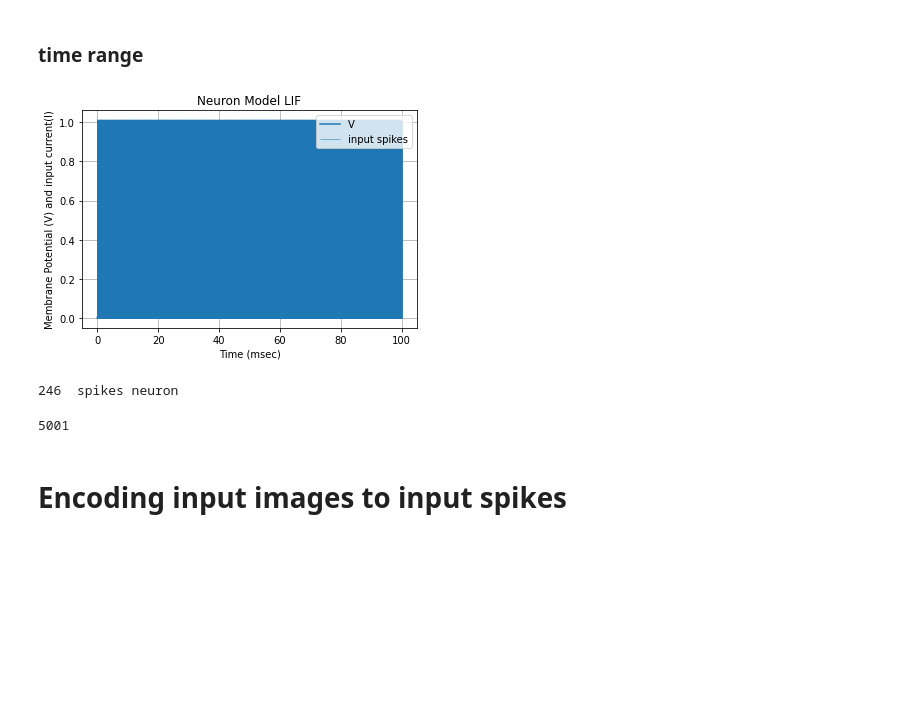
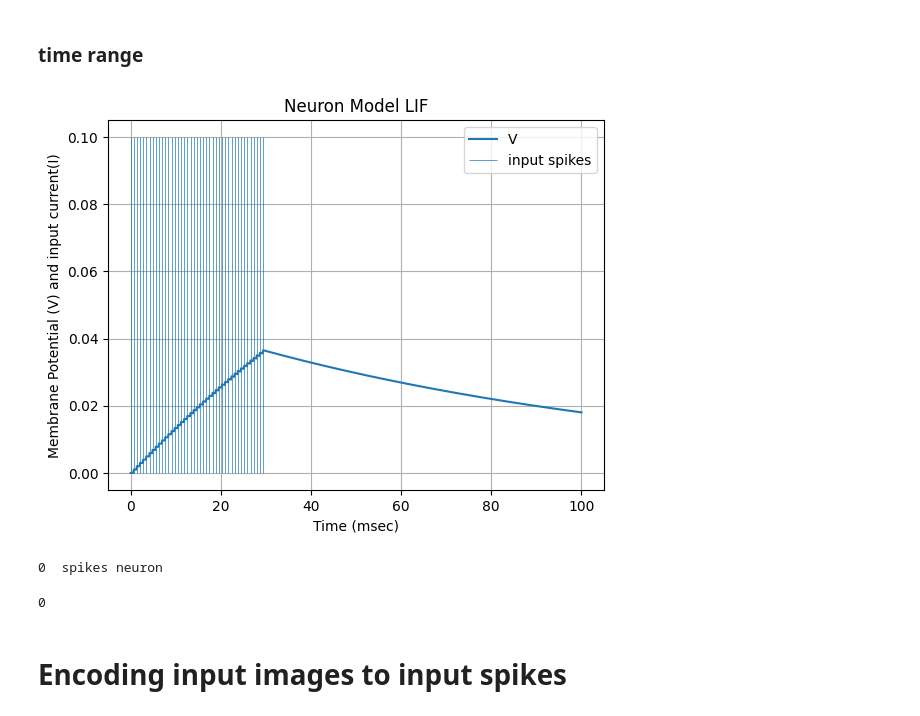
Before and after one commit to applevitya/lab, a Jupyter notebook: neuro_spike/simple_learning_model.ipynb, the cells around one changed output. Cells and saved outputs as stored; diff of their text form; code cells hidden in the pictures; blank space fills up the shorter version.

```diff
--- a/neuro_spike/simple_learning_model.ipynb
+++ b/neuro_spike/simple_learning_model.ipynb
@@ -48,9 +47,9 @@ class LIFneuronConfig():
         self.R = 10 # resistance (k-Ohm)
         self.C = 10 # capacitance (u-F)
 
-        self.v_thresh = 0.01
-        self.v_spike = 1
-        self.v_base = 0
+        self.v_thresh = 0.5
+        self.v_spike = 0.2
+        self.v_base = -0.001
 
         self.tau_m = self.R*self.C # time constant (msec)
         self.refracTime = 0.2 # refractory time (msec)
@@ -152,22 +151,22 @@ def count_spikes(array):
 # %%
 #time series
 T = 100 #ms
-dt = 0.01
+dt = 0.1
 time = np.arange(0,T+dt,dt)
 
 #Synapses weight
 W = read_dataset()
 # %%
 t_span = np.arange(0, T+dt, dt)
-I = [1 if i%2==0  else 0 for i in range(len(time))]
+I = [0.1 if i%7==0 and i<300 else 0 for i in range(len(time))]
 neuron = LIF_simple()
 PlotNeuron(neuron, time, dt, I);
 print(neuron.num, ' spikes neuron ')
 count_spikes(I)
 # %% [output]
-[figure, old version]
+[figure, new version]
-246  spikes neuron
+0  spikes neuron
-5001
+0
 # %% [markdown]
 # Encoding input images to input spikes
 # %%
```
Also changed, not shown: parts of 8 cells of this notebook, 2 other files.
